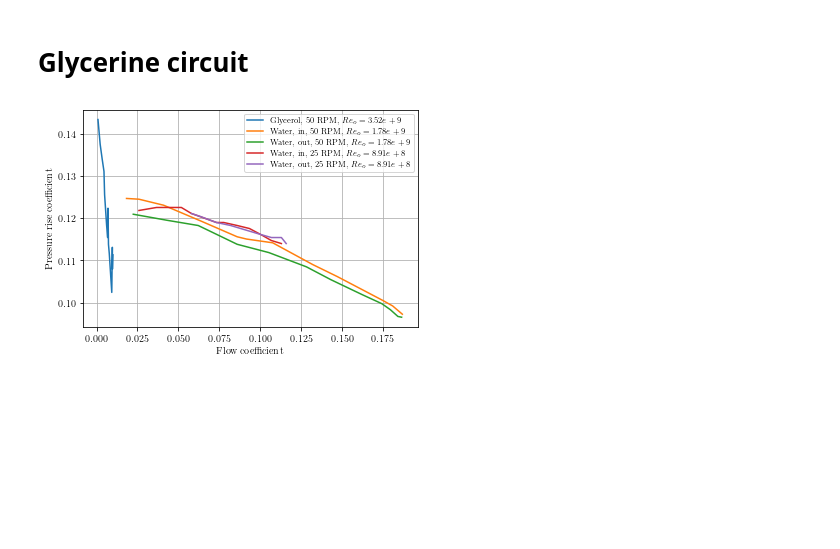
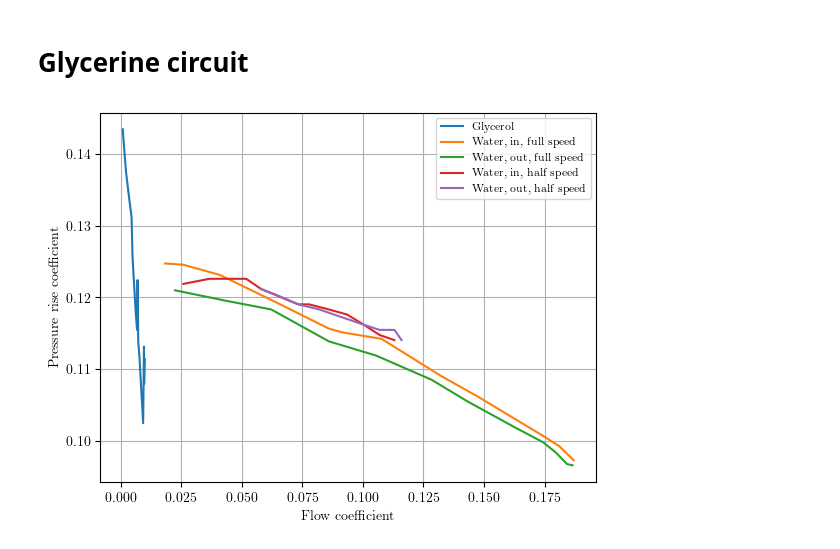
Before and after one commit to lpender3672/MEng-CW, a Jupyter notebook: IIA/3A3/Compressor_Lab/analysis.ipynb, the cells around one changed output. Drawn from its saved outputs; the diff is of its cells as text; code cells hidden in the pictures; blank space fills up the shorter version.

Commit message:
fixed margin added final graph

```diff
--- a/IIA/3A3/Compressor_Lab/analysis.ipynb
+++ b/IIA/3A3/Compressor_Lab/analysis.ipynb
@@ -100,18 +100,18 @@ def interp_vapour_pressure(T):
     f = interp.interp1d(vapour_temps, vapour_pressures_pa)
     return f(T) * 133.322 # convert torr to Pa
 
-def plot_water_non_dims(data, rpm, label = ""):
+def plot_water_non_dims(data, freq, label = ""):
     Qdot = data["Mass Flow"] / rho_water
-    N = Nf(rpm)
+    N = Nf(freq)
     nonD_Q = flow_coeff(Qdot, N)
     nonD_P = pressure_coeff(data["P_rise Compresor"] * 1e3, N, rho_water)
 
     plt.plot(nonD_Q, nonD_P, label = label)
 
-def plot_suction_vs_flow_inlet(data, rpm): # INVALID FOR OUTLET_DATA
+def plot_suction_vs_flow_inlet(data, freq): # INVALID FOR OUTLET_DATA
 
     Qdot = data["Mass Flow"] / rho_water
-    N = Nf(rpm)
+    N = Nf(freq)
     nonD_Q = flow_coeff(Qdot, N)
 
     Poutlet = P0 + 0.570 * rho_water * g
@@ -137,39 +137,32 @@ plt.grid()
 # Glycerine circuit
 # %%
 
-def plot_glycerol_non_dims(data, rpm, label = ""):
+def plot_glycerol_non_dims(data, freq, label = ""):
     Qdot = data["flow rate kg/s"] / rho_water
-    N = Nf(rpm)
+    N = Nf(freq)
     nonD_Q = flow_coeff(Qdot, N)
     nonD_P = pressure_coeff(data["pressure"] * 1e3, N, rho_water)
 
     # sort the data
     data = np.array([nonD_Q, nonD_P])
     data = data[:, np.argsort(data[0])]
     nonD_Q = data[0]
     nonD_P = data[1]
 
     plt.plot(nonD_Q, nonD_P, label = label)
 
-Re_glycerol_50 = rho_glycerol * Nf(50) * do**2 / dyn_visc_glycerol
-Re_glycerol_50 = np.format_float_scientific(Re_glycerol_50, precision=2, exp_digits=1)
-Re_water_50 = rho_water * Nf(50) * do**2 / dyn_visc_water
-Re_water_50 = np.format_float_scientific(Re_water_50, precision=2, exp_digits=1)
-Re_water_25 = rho_water * Nf(25) * do**2 / dyn_visc_water
-Re_water_25 = np.format_float_scientific(Re_water_25, precision=2, exp_digits=1)
-
-plot_glycerol_non_dims(glycerol_data, 50, f"Glycerol, 50 RPM, $Re_o = {Re_glycerol_50}$")
-plot_water_non_dims(water_50_inlet_data, 50, f"Water, in, 50 RPM, $Re_o = {Re_water_50}$")
-plot_water_non_dims(water_50_outlet_data, 50, f"Water, out, 50 RPM, $Re_o = {Re_water_50}$")
-plot_water_non_dims(water_25_inlet_data, 25, f"Water, in, 25 RPM, $Re_o = {Re_water_25}$")
-plot_water_non_dims(water_25_outlet_data, 25, f"Water, out, 25 RPM, $Re_o = {Re_water_25}$")
+plot_glycerol_non_dims(glycerol_data, 50, f"Glycerol")
+plot_water_non_dims(water_50_inlet_data, 50, f"Water, in, full speed")
+plot_water_non_dims(water_50_outlet_data, 50, f"Water, out, full speed")
+plot_water_non_dims(water_25_inlet_data, 25, f"Water, in, half speed")
+plot_water_non_dims(water_25_outlet_data, 25, f"Water, out, half speed")
 
 plt.xlabel('Flow coefficient')
 plt.ylabel('Pressure rise coefficient')
 plt.legend(prop={'size': 8})
 plt.grid()
 
 plt.savefig('compressor_non_dims.png', dpi=300, bbox_inches='tight')
 plt.show()
 # %% [output]
-[figure, old version]
+[figure, new version]
```
Also changed, not shown: parts of 2 cells of this notebook, 4 other files.
